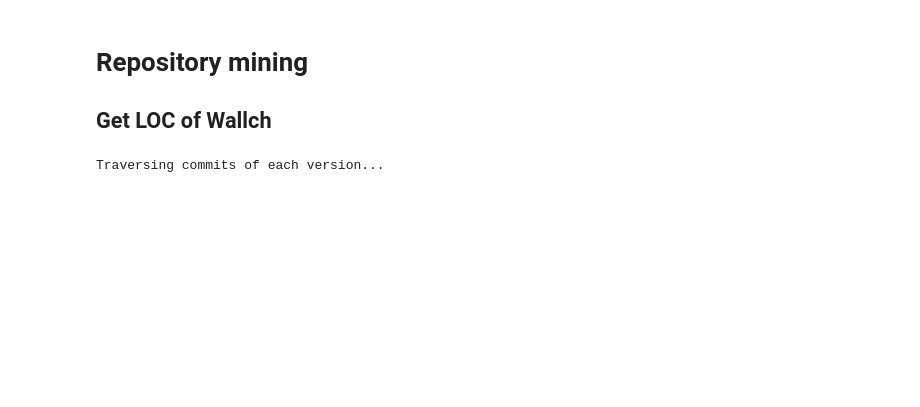
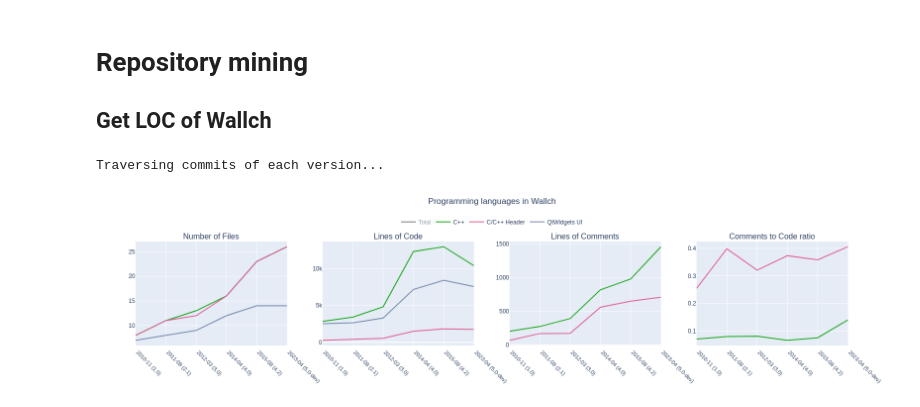
Before and after one commit to LeonVitanos/master-thesis, a Jupyter notebook: repository mining/wallch_repository_mining.ipynb, the cells around one changed output. Saved outputs shown, nothing was run; the diff lists cells and outputs as text; code cells hidden in the pictures; blank space fills up the shorter version.

```diff
--- a/repository mining/wallch_repository_mining.ipynb
+++ b/repository mining/wallch_repository_mining.ipynb
@@ -104,34 +104,45 @@ def plot_languages(data, languages, title, fileName):
 
             # Add trace to the plot
             fig.add_trace(go.Scatter(x=list(data.keys()), y=num, mode='lines', name=language, legendgroup=language,
                                      showlegend=j==0, line=dict(color=colors[i % len(colors)])), row=1, col=j+1)
 
         # Add a total number trace for every plot
         if languages!=["SUM"]: # Don't add total if plot is only for cloc's SUM
             if key=="ratio": # Ratio needs to be calculated separately
                 sum[j] = [0 if sum[1][i] == 0 else sum[2][i]/sum[1][i] for i in range(len(sum[1]))]
 
             fig.add_trace(go.Scatter(x=list(data.keys()), y=sum[j], mode='lines', name="Total", legendgroup="Total", legendrank=1,
                                     showlegend=j==0, line=dict(color="#000000")), row=1, col=j+1)
             fig.data[-1].visible = "legendonly" # Hide the total trace by default
 
     # Update the legend settings
     fig.update_layout(title=dict(text = title + " in Wallch", xanchor = "center", x=0.5, y = 0.97),
-                      legend=dict(orientation="h", xanchor="center", yanchor="bottom", x=0.5, y=1.12),
-                      xaxis_title="Date", yaxis_title="Number of files", xaxis2_title="Date", yaxis2_title="Lines of code",
-                      xaxis3_title="Date", yaxis3_title="Lines of comments", xaxis4_title="Date", yaxis4_title="Comments to code ratio")
+                      legend=dict(orientation="h", xanchor="center", yanchor="bottom", x=0.5, y=1.12))
+
+     # Wallch release dates
+    wallch_releases = {'1.0': '2010-11', '2.1': '2011-08', '3.0': '2012-03', '4.0': '2014-04', '4.2': '2015-08', '5.0-dev': '2023-04'}
+        #'': '1.0', '2002-04': '2.1', '2003-02': '3.0', '2004-11': '4.0', '2006-05': '4.2', '2008-09': '5.0-dev'}
+
+    # Add release dates to x axis
+    keys = list(wallch_releases.keys())
+    values = list(wallch_releases.values())
+    for i in range(1, len(keys)+1):
+        fig.update_xaxes(automargin=True, tickangle=45, tickfont=dict(size=11), tickvals = keys,
+                         ticktext = ["  " + values[i] + " (" + keys[i] + ")" for i in range(len(keys))], row=1, col=i)
 
     pio.write_html(fig, file='plots/wallch_'+fileName+'.html')
     fig.update_layout(autosize=False, width=1600, height=400)
-    fig.show("svg")
+    fig.show("png")
     #fig.show()
 
 
 # Define color for every language
 language_colors = {'C/C++ Header': '#E15F99', 'C++': '#1CA71C', 'QML': '#DA16FF', 'QtWidgets UI': '#778AAE'}
 
 # Create a list of languages for each category
 programming_languages = ['C++', 'C/C++ Header', 'QtWidgets UI']
 
 # Create plots of interest
 plot_languages(all_stats, programming_languages, "Programming languages", "programming_languages")
+# %% [output]
+[figure, added]
```
Also changed, not shown: 19 other files.
